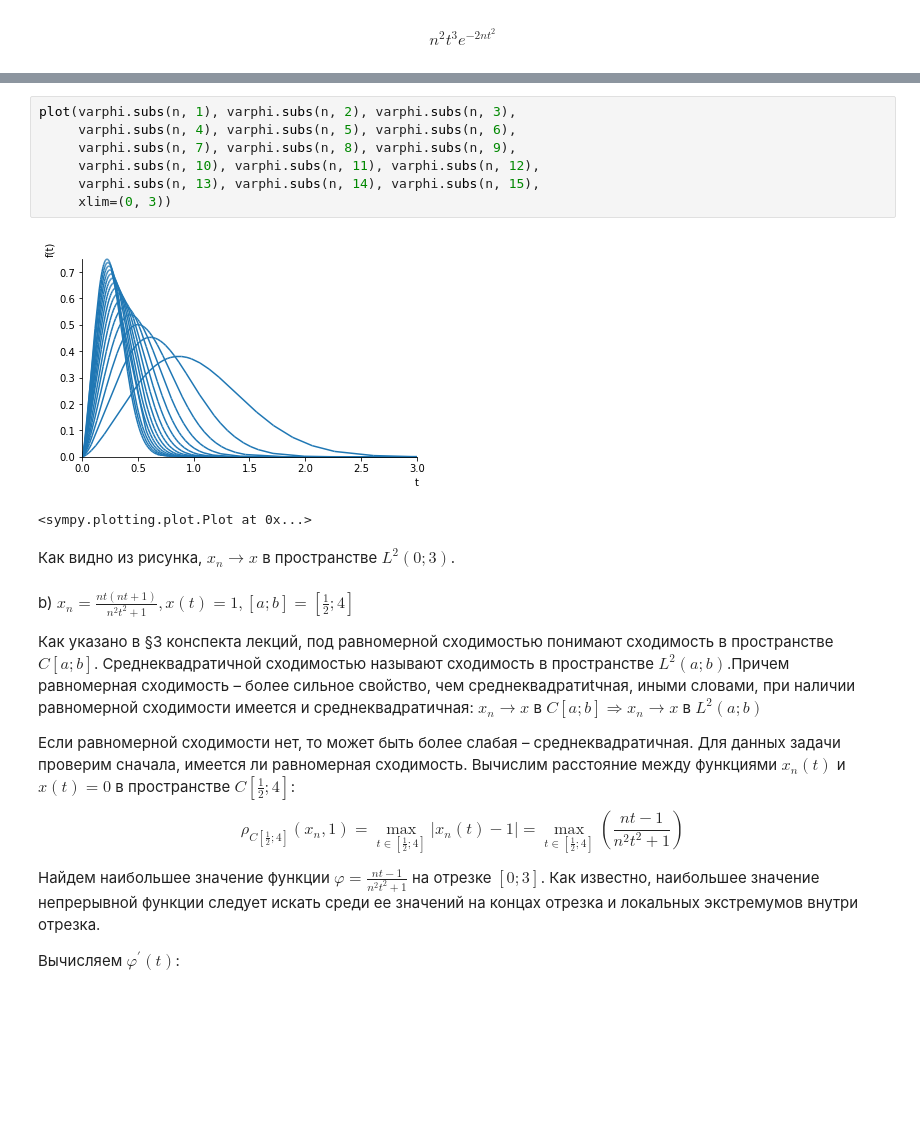
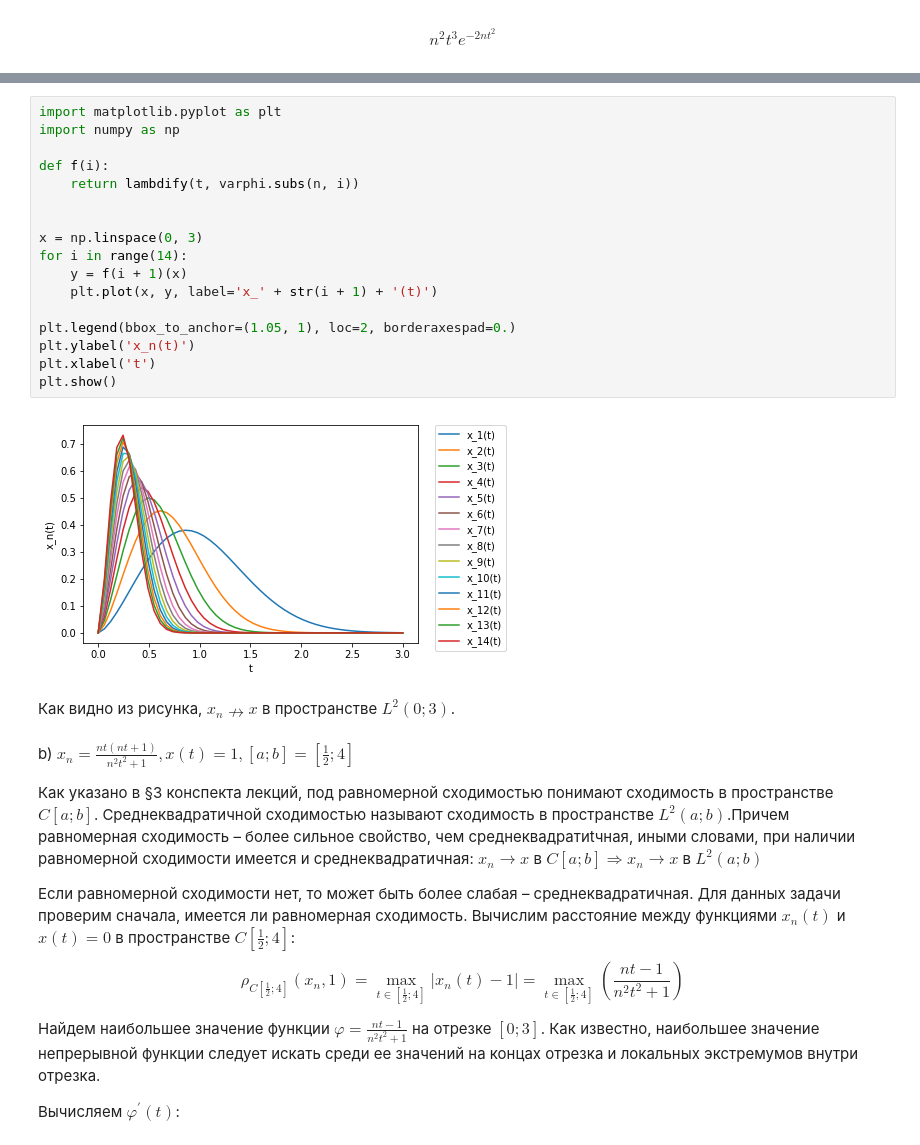
Before and after one commit to olerom/functional-analysis, a Jupyter notebook: notebooks/module1/task14.ipynb, the cells around one changed output, grey strips where cells are left out. Cells and saved outputs as stored; diff of their text form; blank space fills up the shorter version.

```diff
--- a/notebooks/module1/task14.ipynb
+++ b/notebooks/module1/task14.ipynb
@@ -80,18 +80,27 @@ $$n^{2} t^{3} e^{- 2 n t^{2}}$$
 ![Первый скрин](../../files/module1/matlab1.png)
 
 Так как $\sqrt{\int_0^3{(\mathrm{\frac{nt\sqrt{t}}{exp(nt^2)}})}^2\,\mathrm{d}t} \nrightarrow 0$ при $n \to \infty$, то и нет среднеквадратичной сходимости.
-# %%
-plot(varphi.subs(n, 1), varphi.subs(n, 2), varphi.subs(n, 3),
-     varphi.subs(n, 4), varphi.subs(n, 5), varphi.subs(n, 6),
-     varphi.subs(n, 7), varphi.subs(n, 8), varphi.subs(n, 9),
-     varphi.subs(n, 10), varphi.subs(n, 11), varphi.subs(n, 12),
-     varphi.subs(n, 13), varphi.subs(n, 14), varphi.subs(n, 15),
-     xlim=(0, 3))
-# %% [output]
-[figure, removed]
-<sympy.plotting.plot.Plot at 0x...>
+# %%
+import matplotlib.pyplot as plt
+import numpy as np
+
+def f(i):
+    return lambdify(t, varphi.subs(n, i))
+
+
+x = np.linspace(0, 3)
+for i in range(14):
+    y = f(i + 1)(x)
+    plt.plot(x, y, label='x_' + str(i + 1) + '(t)')
+
+plt.legend(bbox_to_anchor=(1.05, 1), loc=2, borderaxespad=0.)
+plt.ylabel('x_n(t)')
+plt.xlabel('t')
+plt.show()
+# %% [output]
+[figure, added]
 # %% [markdown]
-Как видно из рисунка, $x_n \rightarrow x$ в пространстве $L^2(0; 3)$.
+Как видно из рисунка, $x_n \nrightarrow x$ в пространстве $L^2(0; 3)$.
 # %% [markdown]
 b) $x_n = \frac{n t \left(n t + 1\right)}{n^{2} t^{2} + 1}, x(t) = 1, [a; b] = [\frac{1}{2}; 4]$
 
```
Also changed, not shown: parts of 2 cells of this notebook, 3 other files.
